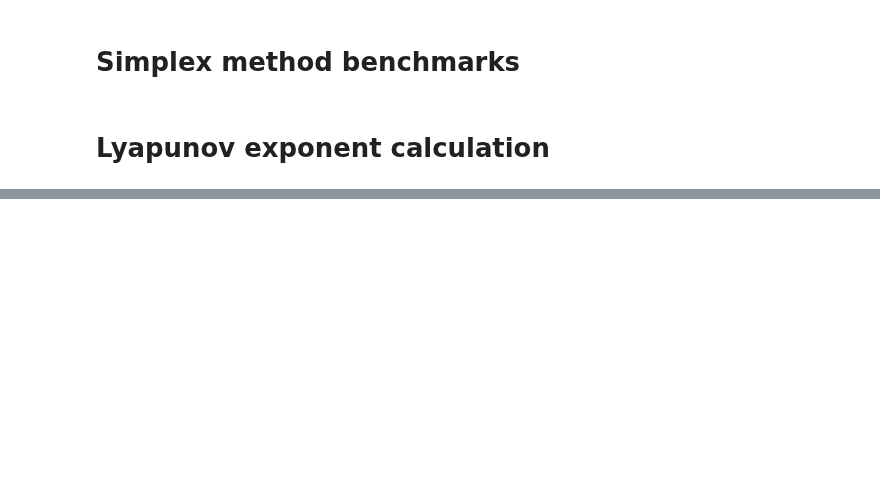
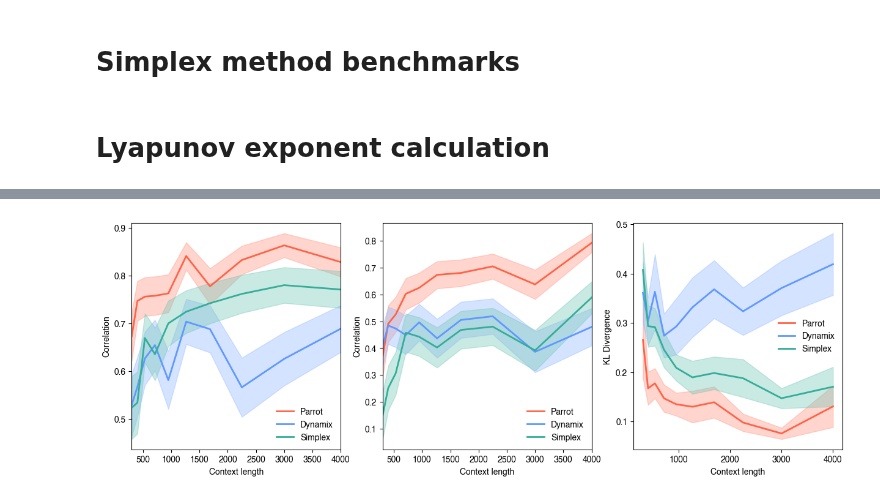
Before and after one commit to y-z-zhang/parroting, a Jupyter notebook: benchmark/benchmark_vary_context.ipynb, the cells around one changed output, grey strips where cells are left out. Cells and saved outputs as stored; diff of their text form; code cells hidden in the pictures; blank space fills up the shorter version.

Commit message:
add code for context length experiments

```diff
--- a/benchmark/benchmark_vary_context.ipynb
+++ b/benchmark/benchmark_vary_context.ipynb
@@ -36,7 +36,7 @@ pipeline = BaseChronosPipeline.from_pretrained(
     "amazon/chronos-t5-base",  # use "amazon/chronos-bolt-small" for the corresponding Chronos-Bolt model
     #"amazon/chronos-bolt-base",
     #device_map="cuda",  # use "cpu" for CPU inference
-    device_map="cpu",
+    device_map="mps",
     torch_dtype=torch.bfloat16,
 )
 # %%
@@ -203,8 +283,14 @@ QiChen
 # %%
 from scipy.stats import pearsonr, spearmanr
 
-model_names = ["parrot", "dynamix", "Chronos", "simplex"]
+model_names = ["parrot", "dynamix", "simplex"]
 # model_names = ["parrot", "dynamix",  "simplex"]
+
+import degas as dg
+colors = [dg.red, dg.blue, dg.turquoise, dg.orange][:len(model_names)]
+
+
+context_lengths = np.unique(np.logspace(np.log10(forecast_length), np.log10(4000), 10).astype(int))
 
 from scipy.stats import norm
 def err_from_corr(corr, pvalue):
@@ -214,11 +300,79 @@ def err_from_corr(corr, pvalue):
     sd_r = sd_z * (1 - corr**2)
     return sd_r
 
-for model_name in model_names:
+plt.figure(figsize=(15, 4.8))
+
+plt.subplot(1, 3, 1)
+for model_name, color in zip(model_names, colors):
+    results_path = f"../analysis/{model_name}_statistics/"
+    all_cdim = np.load(results_path + '/all_cdim_vary_context.npy', allow_pickle=True)
+
+    all_cdim = np.array(all_cdim)
+    all_cdim_transposed = all_cdim.transpose(1, 0, 2)
+
+    corrs = [spearmanr(cdim_pair[:, 0], cdim_pair[:, 1])[0] for cdim_pair in all_cdim_transposed]
+    corr_errs = [err_from_corr(corr, spearmanr(cdim_pair[:, 0], cdim_pair[:, 1])[1]) for corr, cdim_pair in zip(corrs, all_cdim_transposed)]
+    # plt.semilogx(
+    #     context_lengths, [spearmanr(lyap_pair[:, 0], lyap_pair[:, 1])[0] for lyap_pair in all_lyap_transposed], label=model_name.capitalize()
+    # )
+    corrs = [spearmanr(cdim_pair[:, 0], cdim_pair[:, 1])[0] for cdim_pair in all_cdim_transposed]
+    corr_errs = [err_from_corr(corr, spearmanr(cdim_pair[:, 0], cdim_pair[:, 1])[1]) for corr, cdim_pair in zip(corrs, all_cdim_transposed)]
+    dg.plot_err(np.array(corrs), np.array(corr_errs), x=context_lengths, label=model_name.capitalize(), color=color, linewidth=2)
+
+plt.xlim(context_lengths[0], context_lengths[-1])
+plt.legend(frameon=False)
+plt.xlabel("Context length")
+plt.ylabel("Correlation")
+
+
+plt.subplot(1, 3, 2)
+for model_name, color in zip(model_names, colors):
     results_path = f"../analysis/{model_name}_statistics/"
     all_lyap = np.load(results_path + '/all_lyap_vary_context.npy', allow_pickle=True)
+
+    all_lyap = np.array(all_lyap)
+    all_lyap_transposed = all_lyap.transpose(1, 0, 2)
+    ## Capitalize the first letter of the model name
+    corrs = [spearmanr(lyap_pair[:, 0], lyap_pair[:, 1])[0] for lyap_pair in all_lyap_transposed]
+    corr_errs = [err_from_corr(corr, spearmanr(lyap_pair[:, 0], lyap_pair[:, 1])[1]) for corr, lyap_pair in zip(corrs, all_lyap_transposed)]
+    # plt.semilogx(
+    #     context_lengths, [spearmanr(lyap_pair[:, 0], lyap_pair[:, 1])[0] for lyap_pair in all_lyap_transposed], label=model_name.capitalize()
+    # )
+    dg.plot_err(np.array(corrs), np.array(corr_errs), x=context_lengths, label=model_name.capitalize(), color=color, linewidth=2)
+
+plt.xlim(context_lengths[0], context_lengths[-1])
+plt.legend(frameon=False)
+plt.xlabel("Context length")
+plt.ylabel("Correlation")
+
+
+plt.subplot(1, 3, 3)
+for model_name, color in zip(model_names, colors):
+    results_path = f"../analysis/{model_name}_statistics/"
     all_kl_dist = np.load(results_path + '/all_kl_dist_vary_context.npy', allow_pickle=True)
-    all_cdim = np.load(results_path + '/all_cdim_vary_context.npy', allow_pickle=True)
+
+    all_kl_dist = np.array(all_kl_dist)
+
+    ## Capitalize the first letter of the model name
+    # plt.semilogx(
+    #     context_lengths, np.mean(all_kl_dist, axis=0), label=model_name.capitalize()
+    # )
+    dg.plot_err(
+        np.mean(all_kl_dist, axis=0), np.std(all_kl_dist, axis=0) / np.sqrt(len(all_kl_dist)),
+         x=context_lengths, label=model_name.capitalize(), color=color, linewidth=2
+    )
+
+plt.legend(frameon=False)
+plt.xlabel("Context length")
+plt.ylabel("KL Divergence")
+
+    # all_lyap = np.array(all_lyap)
+    # all_lyap_transposed = all_lyap.transpose(1, 0, 2)
+    # plt.plot(context_lengths, [spearmanr(lyap_pair[:, 0], lyap_pair[:, 1])[0] for lyap_pair in all_lyap_transposed], label=model_name)
+
+    # all_kl_dist = np.array(all_kl_dist)
+    # plt.figure()
+    # plt.plot(context_lengths, np.mean(all_kl_dist, axis=0))
 
     # print(model_name)
     # print(f"KL: {np.mean(all_kl_dist)}, {np.std(all_kl_dist) / np.sqrt(len(all_kl_dist))}")
@@ -227,3 +381,4 @@ for model_name in model_names:
     # # print(spearmanr(np.array(all_cdim)[:,0], np.array(all_cdim)[:,1]))
     # # print(spearmanr(np.array(all_lyap)[:, 0], np.array(all_lyap)[:, 1]))
     # print("\n")
+# %% [output]
@@ -229,0 +386 @@ for model_name in model_names:
+[figure, added]
```
Also changed, not shown: parts of 3 cells of this notebook, 15 other files.
